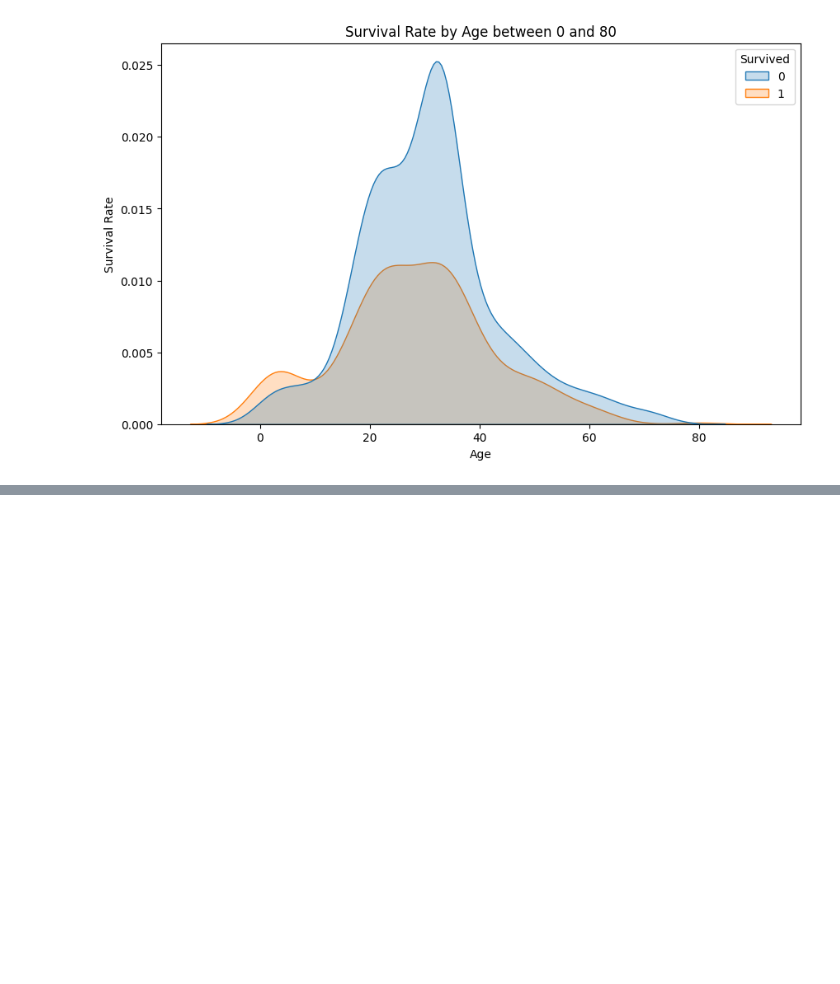
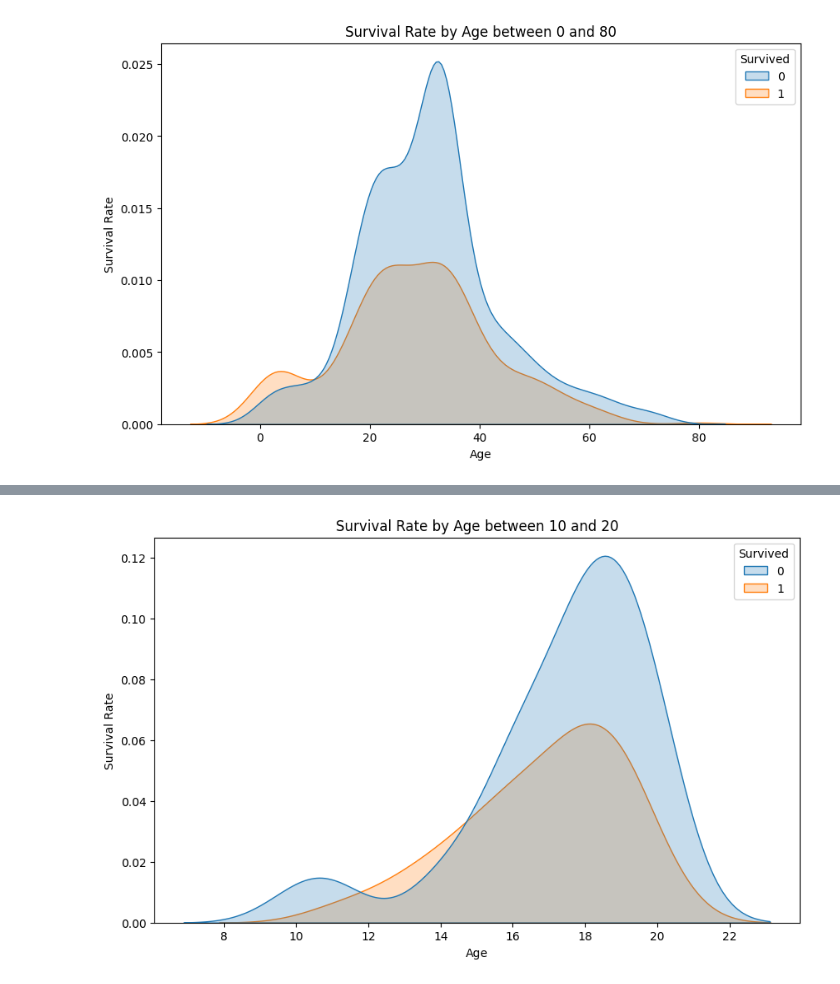
Before and after one commit to segnig/Kaggle-Competitions, a Jupyter notebook: titanic/titanic.ipynb, the cells around one changed output, grey strips where cells are left out. Cells and saved outputs as stored; diff of their text form; code cells hidden in the pictures; blank space fills up the shorter version.

```diff
--- a/titanic/titanic.ipynb
+++ b/titanic/titanic.ipynb
@@ -285,0 +264,4 @@ dtype: int64
+# %%
+plot_ratio_of_survived_by_age(10, 20)
+# %% [output]
+[figure, added]
```
Also changed, not shown: parts of 135 cells of this notebook.
